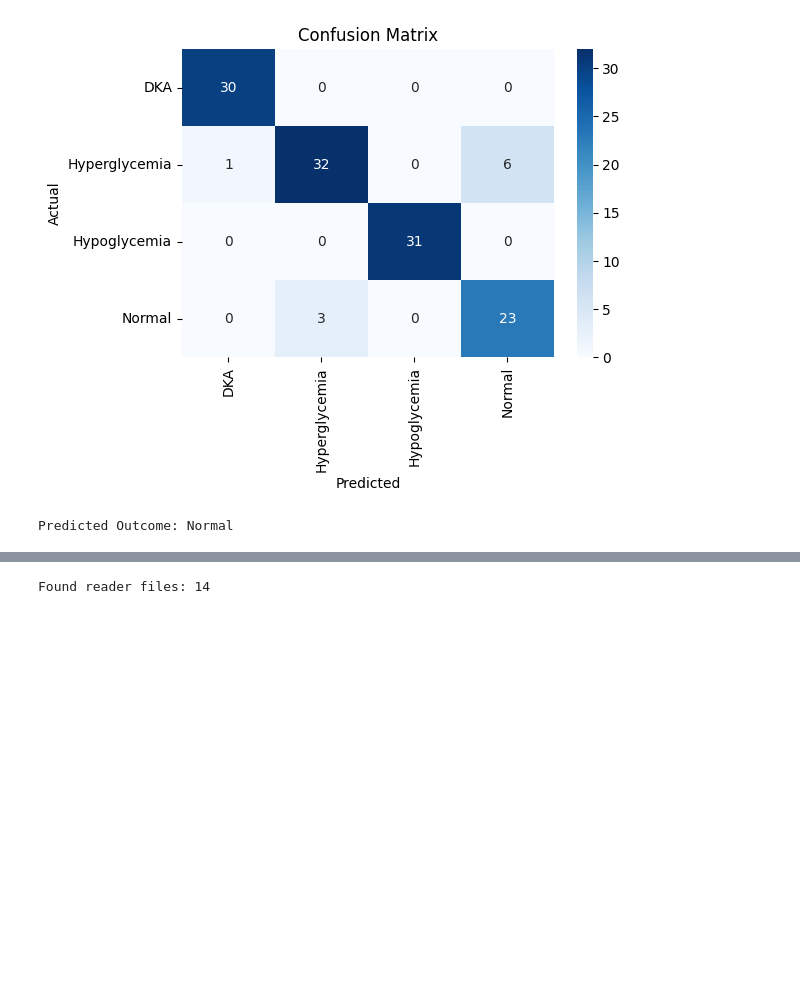
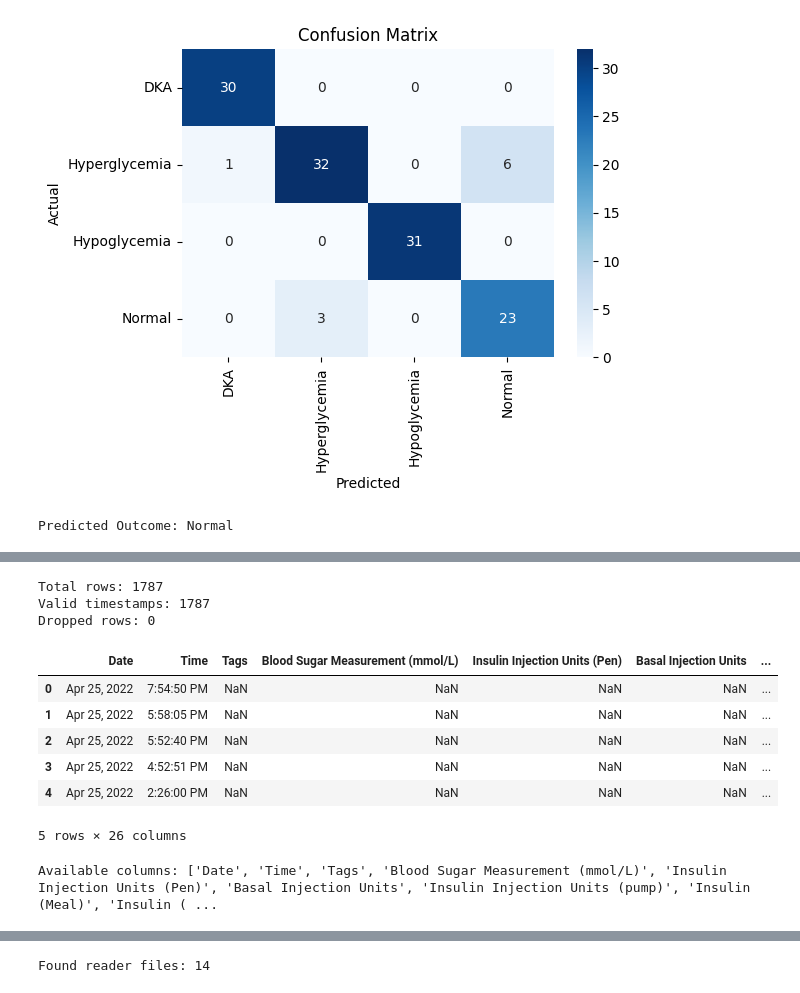
Before and after one commit to M-Bless/Diabetes-project, a Jupyter notebook: diabetes_analysis_train.ipynb, the cells around one changed output, grey strips where cells are left out. Saved outputs shown, nothing was run; the diff lists cells and outputs as text; code cells hidden in the pictures; blank space fills up the shorter version.

```diff
--- a/diabetes_analysis_train.ipynb
+++ b/diabetes_analysis_train.ipynb
@@ -219,0 +149,52 @@ df_mysugr.head()
+# %%
+# Load mySugr data
+df_mysugr = pd.read_csv(MYSUGR_CSV)
+
+# Create timestamp column in a more straightforward way
+def create_timestamp(df):
+    """Create timestamp from Date and Time columns"""
+    try:
+        # Combine date and time columns
+        datetime_str = df['Date'] + ' ' + df['Time']
+
+        # Convert to datetime
+        return pd.to_datetime(datetime_str, format='%b %d, %Y %I:%M:%S %p')
+    except:
+        print("Columns found in data:", df.columns.tolist())
+        raise ValueError("Could not create timestamp - check Date and Time columns")
+
+# Create timestamp and handle missing values
+if 'Date' in df_mysugr.columns and 'Time' in df_mysugr.columns:
+    df_mysugr['timestamp'] = create_timestamp(df_mysugr)
+
+    # Remove rows with invalid timestamps
+    valid_rows = df_mysugr.dropna(subset=['timestamp'])
+
+    print(f"Total rows: {len(df_mysugr)}")
+    print(f"Valid timestamps: {len(valid_rows)}")
+    print(f"Dropped rows: {len(df_mysugr) - len(valid_rows)}")
+
+    df_mysugr = valid_rows
+else:
+    raise ValueError("Required columns 'Date' and 'Time' not found")
+
+# Display first few rows
+df_mysugr.head()
+# %% [output]
+Total rows: 1787
+Valid timestamps: 1787
+Dropped rows: 0
+|  | Date | Time | Tags | Blood Sugar Measurement (mmol/L) | Insulin Injection Units (Pen) | Basal Injection Units | ... |
+| 0 | Apr 25, 2022 | 7:54:50 PM | NaN | NaN | NaN | NaN | ... |
+| 1 | Apr 25, 2022 | 5:58:05 PM | NaN | NaN | NaN | NaN | ... |
+| 2 | Apr 25, 2022 | 5:52:40 PM | NaN | NaN | NaN | NaN | ... |
+| 3 | Apr 25, 2022 | 4:52:51 PM | NaN | NaN | NaN | NaN | ... |
+| 4 | Apr 25, 2022 | 2:26:00 PM | NaN | NaN | NaN | NaN | ... |
+5 rows × 26 columns
+# %%
+# column names
+print("Available columns:", df_mysugr.columns.tolist())
+if 'note' not in df_mysugr.columns.str.lower():
+    raise ValueError("Note column not found in data")
+# %% [output]
+Available columns: ['Date', 'Time', 'Tags', 'Blood Sugar Measurement (mmol/L)', 'Insulin Injection Units (Pen)', 'Basal Injection Units', 'Insulin Injection Units (pump)', 'Insulin (Meal)', 'Insulin ( ...
```
Also changed, not shown: parts of 4 cells of this notebook.
